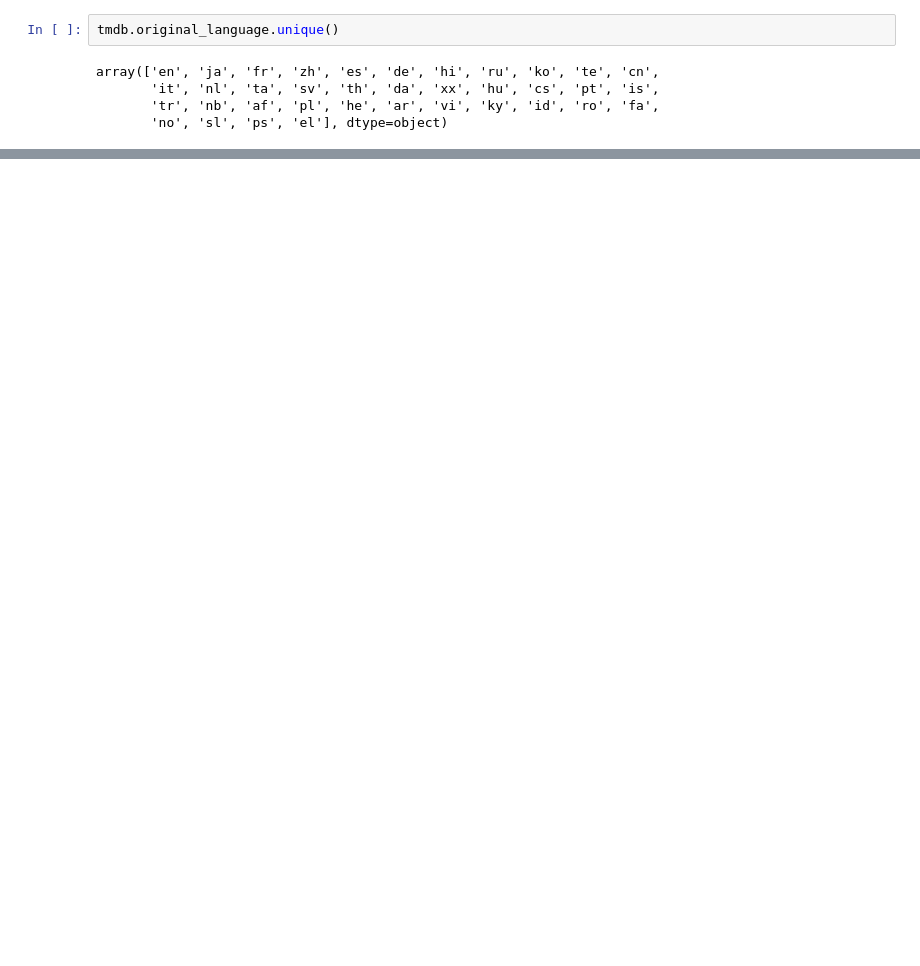
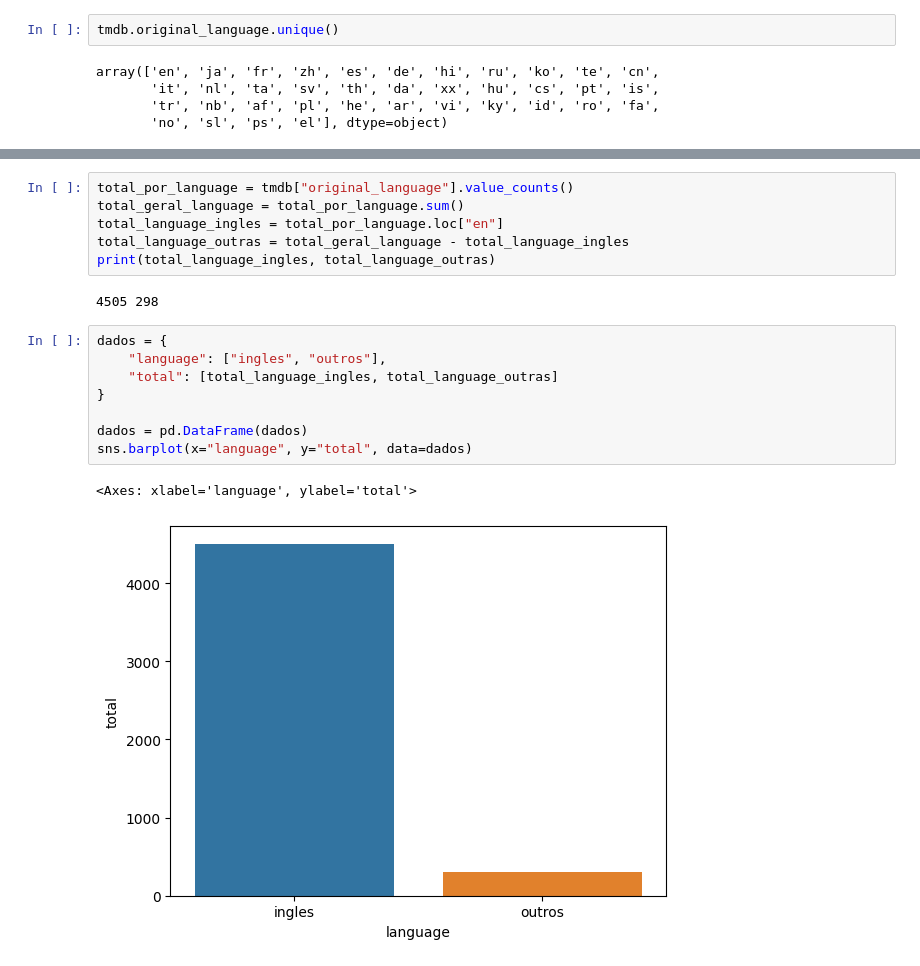
Before and after one commit to joseevilasio/Data-Science-Studies, a Jupyter notebook: Intro_Data_Science.ipynb, the cells around one changed output, grey strips where cells are left out. Drawn from its saved outputs; the diff is of its cells as text; blank space fills up the shorter version.

```diff
--- a/Intro_Data_Science.ipynb
+++ b/Intro_Data_Science.ipynb
@@ -164,0 +207,19 @@ array(['en', 'ja', 'fr', 'zh', 'es', 'de', 'hi', 'ru', 'ko', 'te', 'cn',
+# %%
+total_por_language = tmdb["original_language"].value_counts()
+total_geral_language = total_por_language.sum()
+total_language_ingles = total_por_language.loc["en"]
+total_language_outras = total_geral_language - total_language_ingles
+print(total_language_ingles, total_language_outras)
+# %% [output]
+4505 298
+# %%
+dados = {
+    "language": ["ingles", "outros"],
+    "total": [total_language_ingles, total_language_outras]
+}
+
+dados = pd.DataFrame(dados)
+sns.barplot(x="language", y="total", data=dados)
+# %% [output]
+<Axes: xlabel='language', ylabel='total'>
+[figure, added]
```
Also changed, not shown: parts of 5 cells of this notebook.
